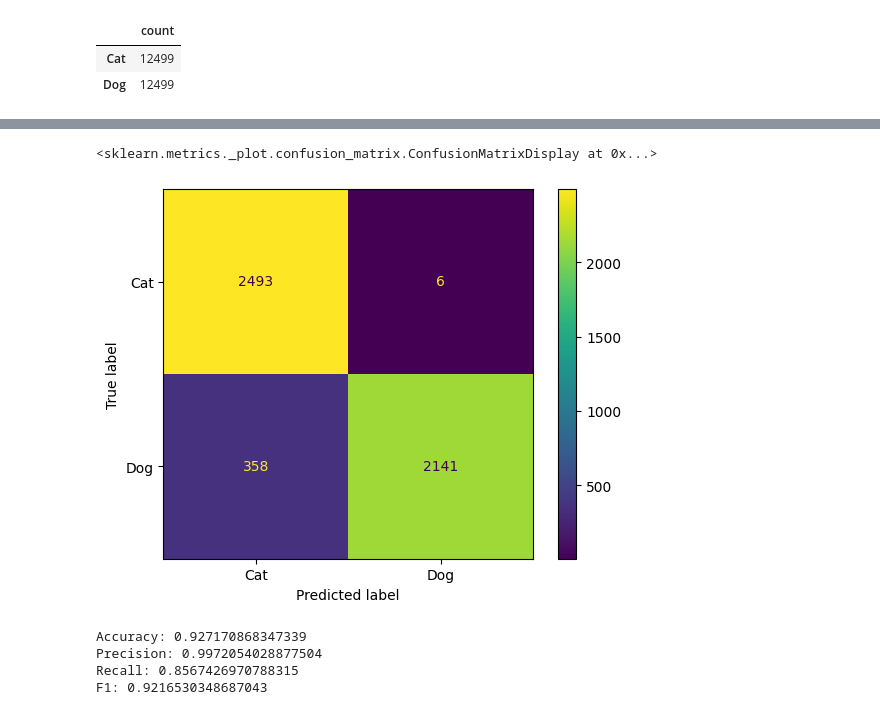
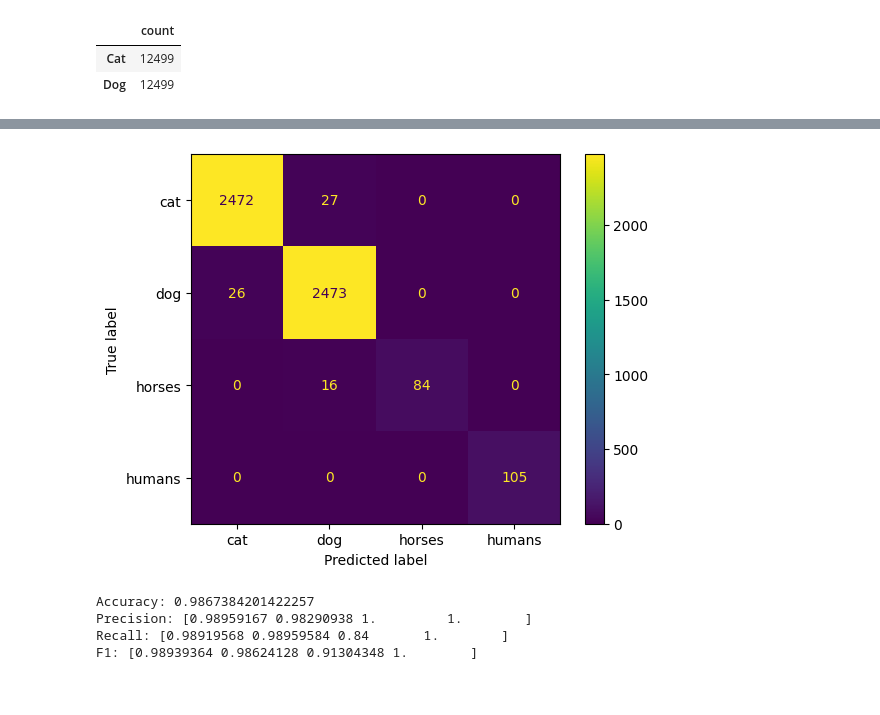
Before and after one commit to ShinNouzen123098/ml_lab_3, a Jupyter notebook: ML_lab_3.ipynb, the cells around one changed output, grey strips where cells are left out. Cells and saved outputs as stored; diff of their text form; code cells hidden in the pictures.

```diff
--- a/ML_lab_3.ipynb
+++ b/ML_lab_3.ipynb
@@ -358,0 +230,4 @@ Epoch 5/5
+# %%
+tl_model = keras.Model(inputs=inputs, outputs=outputs)
+
+tl_model.summary()
@@ -358,0 +255,12 @@ Epoch 5/5
+# %%
+tl_model.compile(
+    optimizer=keras.optimizers.Adam(learning_rate=1e-4),
+    loss="sparse_categorical_crossentropy",
+    metrics=["accuracy"]
+)
+# %%
+history = tl_model.fit(
+    train_generator,
+    validation_data=test_generator,
+    epochs=5
+)
@@ -359,7 +278,7 @@ Epoch 5/5
 # %%
 import numpy as np
 
-y_true = cats_test_gen.classes
-y_pred_prob = tl_model.predict(cats_test_gen)
-y_pred = (y_pred_prob > 0.5).astype(int)
+y_true = test_generator.classes
+y_prob = tl_model.predict(test_generator)
+y_pred = np.argmax(y_prob, axis=1)
 # %% [output]
@@ -367,23 +286,26 @@ y_pred = (y_pred_prob > 0.5).astype(int)
 # %%
 from sklearn.metrics import confusion_matrix, ConfusionMatrixDisplay
 
 cm = confusion_matrix(y_true, y_pred)
-disp = ConfusionMatrixDisplay(cm, display_labels=["Cat", "Dog"])
+disp = ConfusionMatrixDisplay(
+    confusion_matrix=cm,
+    display_labels=test_generator.class_indices.keys()
+)
 disp.plot()
+plt.show()
 # %% [output]
-<sklearn.metrics._plot.confusion_matrix.ConfusionMatrixDisplay at 0x...>
-[figure, old version]
+[figure, new version]
 # %%
 from sklearn.metrics import accuracy_score, precision_score, recall_score, f1_score
 
 print("Accuracy:", accuracy_score(y_true, y_pred))
-print("Precision:", precision_score(y_true, y_pred))
-print("Recall:", recall_score(y_true, y_pred))
-print("F1:", f1_score(y_true, y_pred))
+print("Precision:", precision_score(y_true, y_pred, average=None))
+print("Recall:", recall_score(y_true, y_pred, average=None))
+print("F1:", f1_score(y_true, y_pred, average=None))
 # %% [output]
-Accuracy: 0.927170868347339
-Precision: 0.9972054028877504
-Recall: 0.8567426970788315
-F1: 0.9216530348687043
+Accuracy: 0.9867384201422257
+Precision: [0.98959167 0.98290938 1.         1.        ]
+Recall: [0.98919568 0.98959584 0.84       1.        ]
+F1: [0.98939364 0.98624128 0.91304348 1.        ]
 # %%
 from sklearn.metrics import precision_recall_curve, average_precision_score
```
Also changed, not shown: parts of 24 cells of this notebook.
